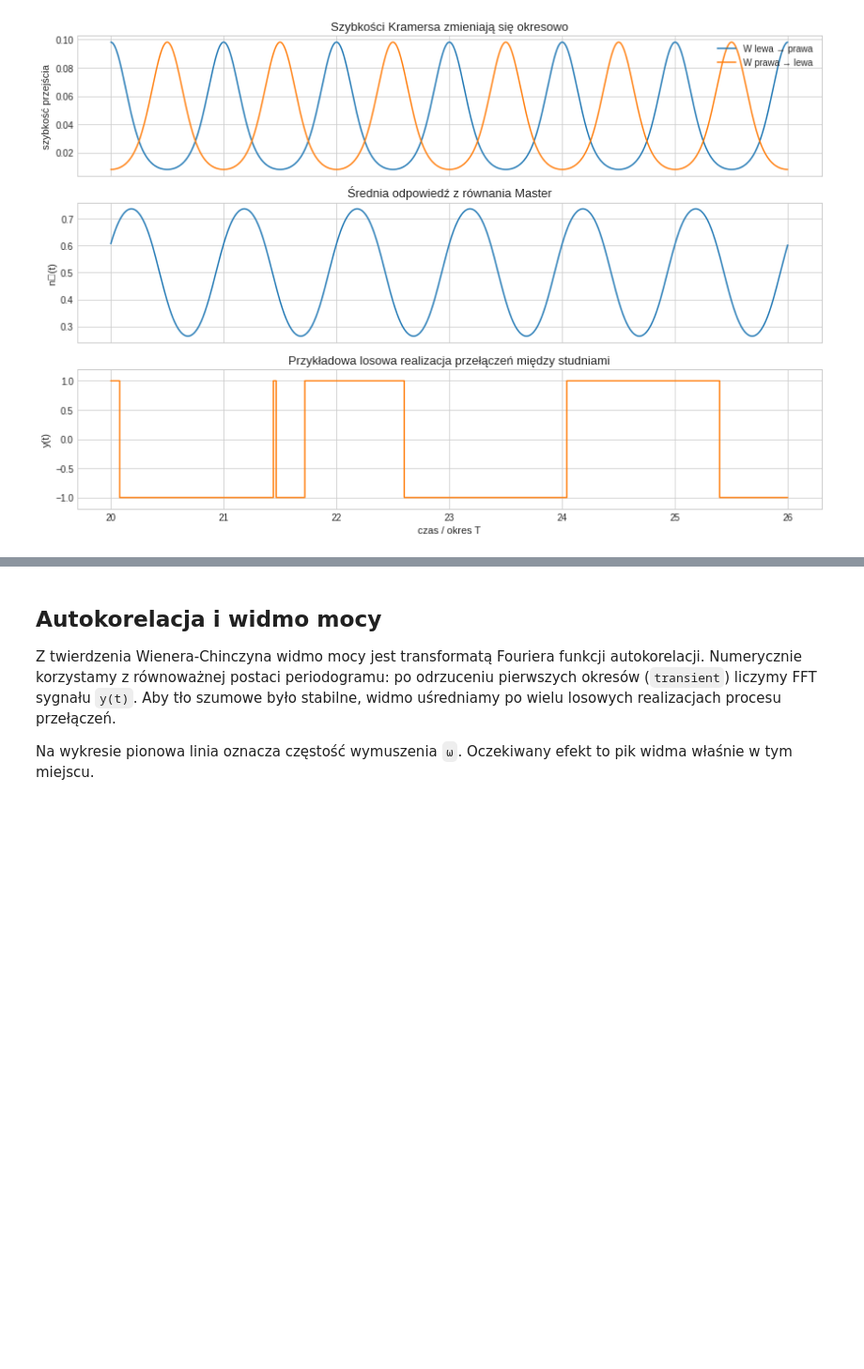
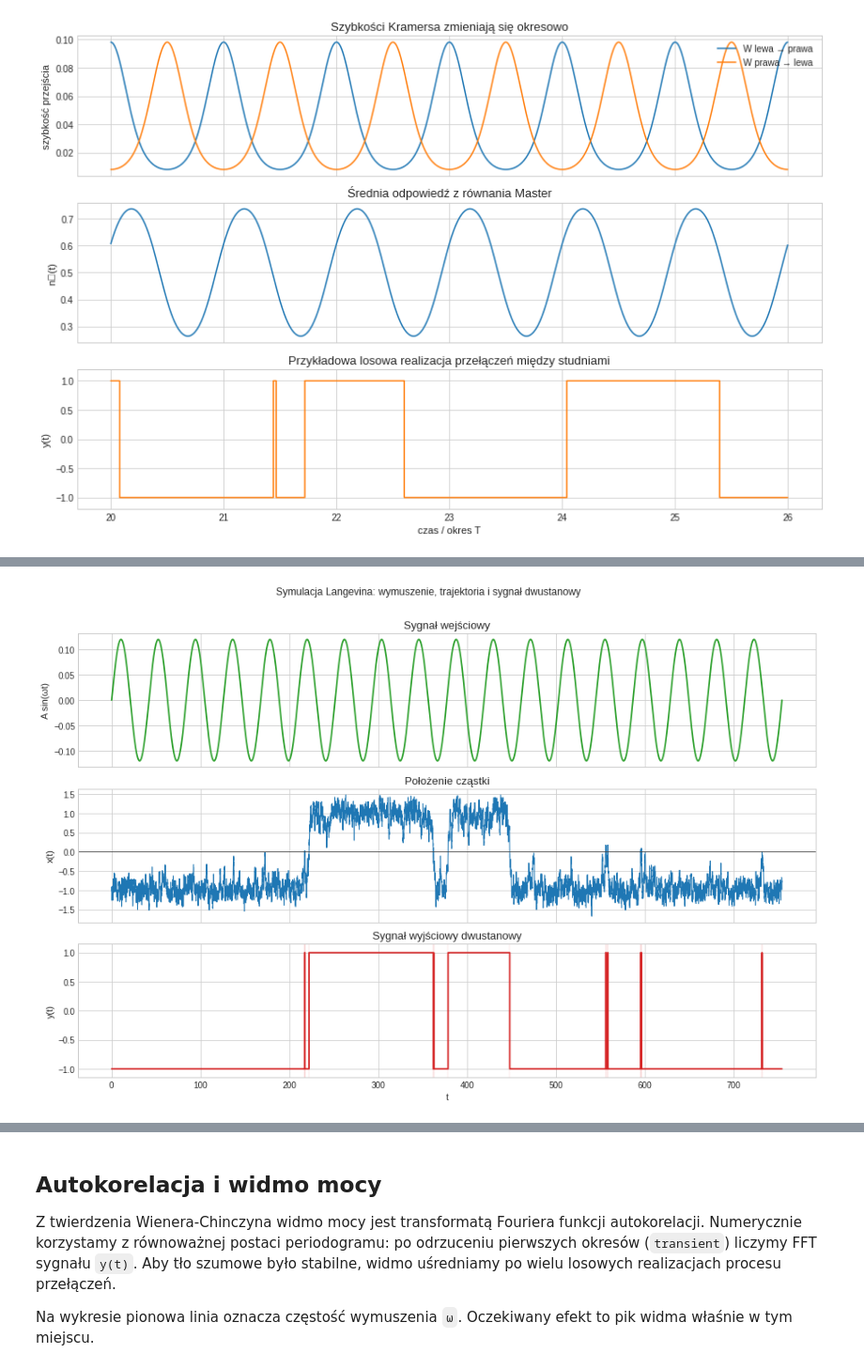
Before and after one commit to Tymek1708/projekt-mps-wyklad, a Jupyter notebook: rezonans_stochastyczny.ipynb, the cells around one changed output, grey strips where cells are left out. Shown at 94% size. Saved outputs shown, nothing was run; the diff lists cells and outputs as text; code cells hidden in the pictures; blank space fills up the shorter version.

```diff
--- a/rezonans_stochastyczny.ipynb
+++ b/rezonans_stochastyczny.ipynb
@@ -222,0 +363,82 @@ plt.show()
+# %%
+def simulate_langevin_trajectory(
+    p=params,
+    forcing_amplitude=0.12,
+    noise_intensity=0.07,
+    periods=18,
+    steps_per_period=700,
+    x0=-1.0,
+    seed=2028,
+):
+    """Euler-Maruyama dla cząstki w potencjale bistabilnym.
+
+    Model: dx = (x - x^3 + A sin(omega t)) dt + sqrt(2D) dW.
+    """
+    rng = np.random.default_rng(seed)
+    t_end = periods * p.period
+    dt = p.period / steps_per_period
+    n_steps = int(t_end / dt) + 1
+    t_sde = np.linspace(0, t_end, n_steps)
+    x_sde = np.empty(n_steps)
+    x_sde[0] = x0
+
+    for i in range(n_steps - 1):
+        forcing = forcing_amplitude * np.sin(p.omega * t_sde[i])
+        drift = x_sde[i] - x_sde[i] ** 3 + forcing
+        diffusion = np.sqrt(2 * noise_intensity * dt) * rng.normal()
+        x_sde[i + 1] = x_sde[i] + drift * dt + diffusion
+
+    input_sde = forcing_amplitude * np.sin(p.omega * t_sde)
+    y_sde = np.where(x_sde >= 0, 1.0, -1.0)
+    return t_sde, input_sde, x_sde, y_sde
+
+
+t_sde, input_sde, x_sde, y_sde = simulate_langevin_trajectory()
+transition_idx = np.flatnonzero(np.diff(y_sde) != 0) + 1
+transition_t = t_sde[transition_idx]
+
+fig, axes = plt.subplots(3, 1, figsize=(13, 8.5), sharex=True)
+
+axes[0].plot(t_sde, input_sde, color="tab:green", lw=1.8)
+axes[0].set_title("Sygnał wejściowy")
+axes[0].set_ylabel("A sin(ωt)")
+
+axes[1].plot(t_sde, x_sde, color="tab:blue", lw=1.0)
+axes[1].axhline(0, color="0.25", lw=0.8)
+axes[1].set_title("Położenie cząstki")
+axes[1].set_ylabel("x(t)")
+
+axes[2].step(t_sde, y_sde, where="post", color="tab:red", lw=1.8)
+for jump_t in transition_t:
+    axes[2].axvline(jump_t, color="tab:red", lw=0.45, alpha=0.20)
+axes[2].set_title("Sygnał wyjściowy dwustanowy")
+axes[2].set_ylabel("y(t)")
+axes[2].set_xlabel("t")
+axes[2].set_ylim(-1.15, 1.15)
+
+fig.suptitle("Symulacja Langevina: wymuszenie, trajektoria i sygnał dwustanowy", y=1.01)
+fig.tight_layout()
+fig.savefig(FIG_DIR / "05_langevin_trzy_wykresy.png", dpi=170, bbox_inches="tight")
+plt.show()
+
+fig, ax = plt.subplots(figsize=(13, 5.5))
+normalized_input = input_sde / np.max(np.abs(input_sde))
+ax.plot(t_sde, normalized_input, color="tab:green", lw=1.6, label="znormalizowane wymuszenie s(t)")
+ax.plot(t_sde, x_sde, color="tab:blue", lw=0.85, alpha=0.75, label="położenie cząstki x(t)")
+ax.step(t_sde, y_sde, where="post", color="tab:red", lw=1.4, alpha=0.85, label="sygnał dwustanowy y(t)")
+for jump_t in transition_t:
+    ax.axvline(jump_t, color="tab:red", lw=0.35, alpha=0.12)
+ax.axhline(0, color="0.2", lw=0.8)
+ax.set_title("Nałożenie: wymuszenie okresowe, położenie i odpowiedź dwustanowa")
+ax.set_xlabel("t")
+ax.set_ylabel("wartości porównawcze")
+ax.set_ylim(-1.9, 1.9)
+ax.legend(loc="upper right")
+fig.tight_layout()
+fig.savefig(FIG_DIR / "06_langevin_nalozone_wykresy.png", dpi=170)
+plt.show()
+
+print(f"Liczba przejść między studniami w symulacji: {len(transition_t)}")
+print(f"Czas symulacji: {t_sde[-1]:.1f}, czyli {t_sde[-1] / params.period:.0f} okresów wymuszenia")
+# %% [output]
+[figure, added]
```
Also changed, not shown: parts of 19 cells of this notebook.
